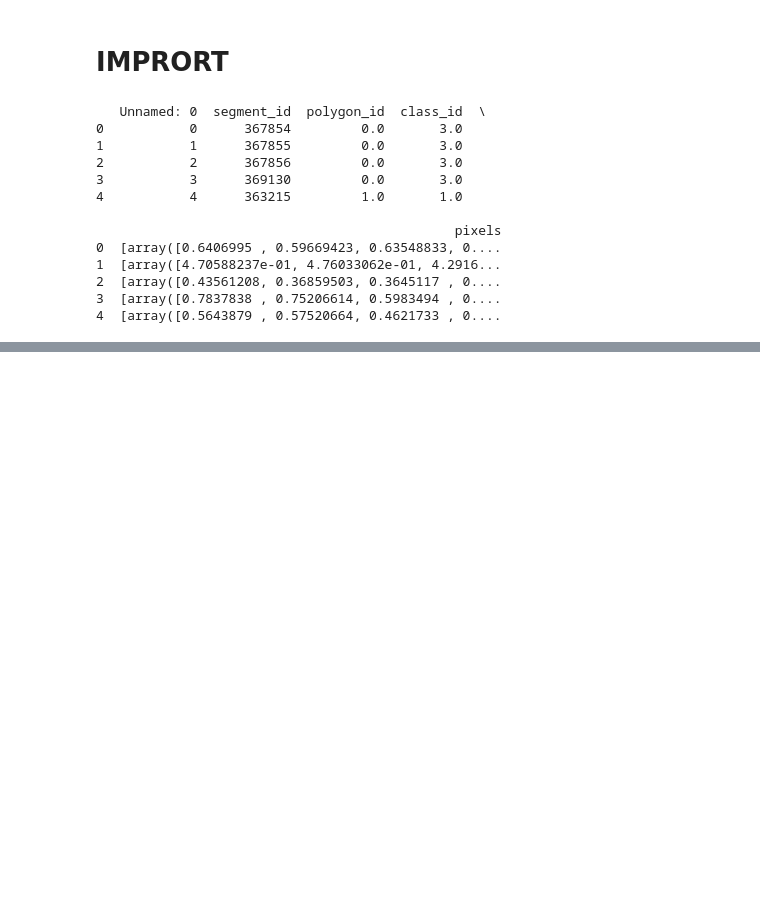
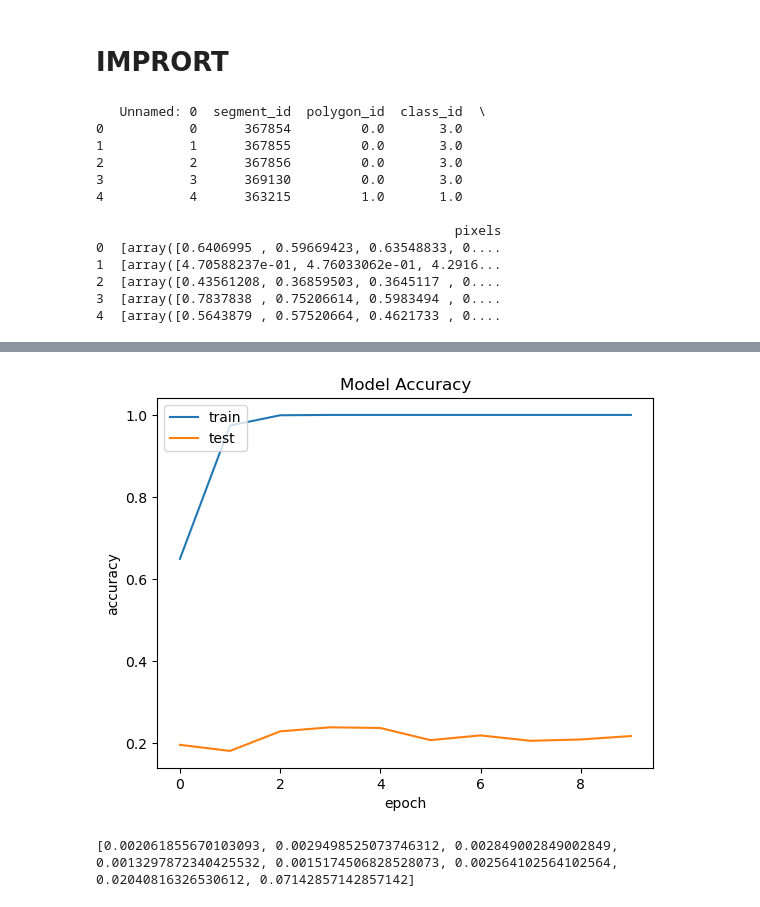
Before and after one commit to ExplAInability-TASSEL/ExplAInability-P5A, a Jupyter notebook: main.ipynb, the cells around one changed output, grey strips where cells are left out. Cells and saved outputs as stored; diff of their text form; code cells hidden in the pictures; blank space fills up the shorter version.

```diff
--- a/main.ipynb
+++ b/main.ipynb
@@ -172,0 +123,24 @@ clusters shape: (3039, 2, 73, 10)
+# %%
+tf.config.run_functions_eagerly(True)
+class Custom_Model(tf.keras.Model):
+
+    def __init__(self):
+        super(Custom_Model, self).__init__()
+        self.enc = Cplx_CustomCNN_1D()
+        self.attn = CustomAttentionLayer(units=64)
+        self.classifier = CustomClassifierModel(num_classes=8)
+
+    def call(self, inputs):
+
+        intermediate = tf.map_fn(self.enc, inputs, dtype=tf.float32)
+        attention_outputs = tf.map_fn(lambda x: self.attn(self.enc(x)), inputs, dtype=tf.float32)
+
+        emb = [tf.multiply(alpha, tensor) for alpha, tensor in zip(attention_outputs, intermediate)]
+        emb = tf.reduce_sum(emb, axis=1)
+
+        return self.classifier(emb)
+
+    def summary(self):
+        self.enc.summary()
+        self.attn.summary()
+        #self.classifier.summary()
@@ -172,0 +247,6 @@ clusters shape: (3039, 2, 73, 10)
+# %%
+lr = 0.0001
+model = Custom_Model()
+optimizer = Adam_legacy(learning_rate=lr)
+model.compile(optimizer=optimizer, loss='categorical_crossentropy', metrics=['accuracy'])
+history = model.fit(train_data, train_labels, epochs=10, batch_size=64, validation_data=(test_data, test_labels))
@@ -172,0 +308,29 @@ clusters shape: (3039, 2, 73, 10)
+# %%
+import matplotlib.pyplot as plt
+plt.plot(history.history['accuracy'])
+plt.plot(history.history['val_accuracy'])
+plt.title('Model Accuracy')
+plt.ylabel('accuracy')
+plt.xlabel('epoch')
+plt.legend(['train', 'test'], loc='upper left')
+plt.show()
+# %% [output]
+[figure, added]
+# %%
+import tensorflow as tf
+
+labels = np.array(df['class_id'])- 1
+# list of weights for each class
+weights = [1/np.sum(labels==i) for i in range(8)]
+print(weights)
+
+def weighted_categorical_crossentropy(weights):
+    weights = tf.convert_to_tensor(weights, dtype=tf.float32)
+
+    def loss(y_true, y_pred):
+        loss = tf.nn.weighted_cross_entropy_with_logits(y_true, y_pred, weights)
+        return tf.reduce_mean(loss)
+
+    return loss
+# %% [output]
+[0.002061855670103093, 0.0029498525073746312, 0.002849002849002849, 0.0013297872340425532, 0.0015174506828528073, 0.002564102564102564, 0.02040816326530612, 0.07142857142857142]
```
Also changed, not shown: parts of 16 cells of this notebook.
